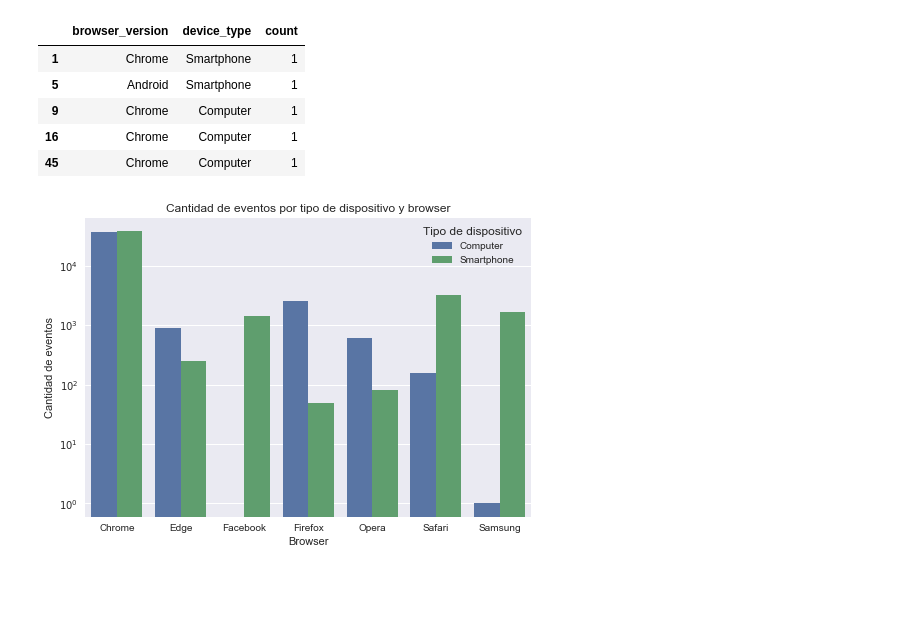
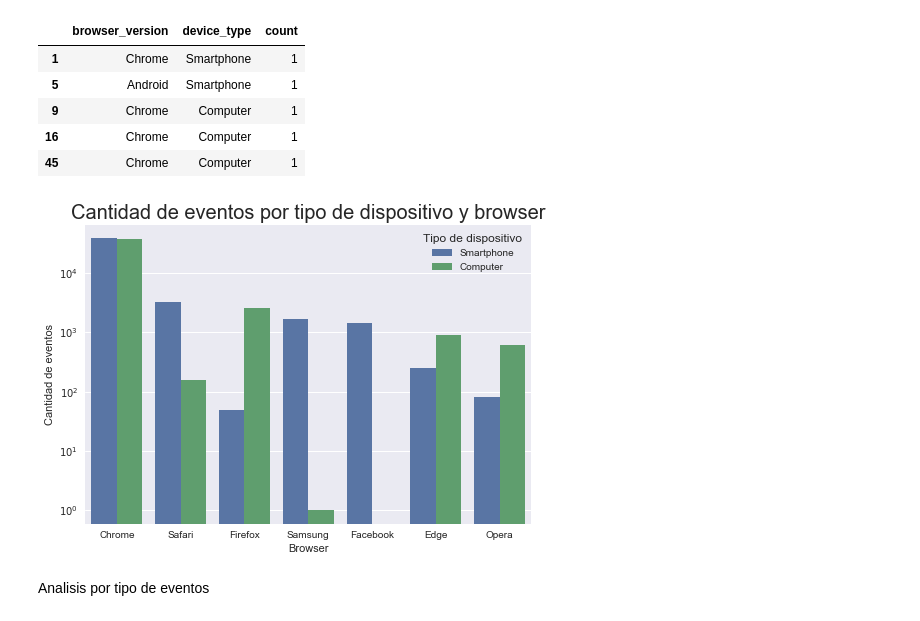
Before and after one commit to fonse451/Datos, a Jupyter notebook: AnalisisExploratorio-Trocafone.ipynb, the cells around one changed output. Drawn from its saved outputs; the diff is of its cells as text; code cells hidden in the pictures; blank space fills up the shorter version.

```diff
--- a/AnalisisExploratorio-Trocafone.ipynb
+++ b/AnalisisExploratorio-Trocafone.ipynb
@@ -9,7 +10,7 @@ import datetime as dt
 def datetime(date,format_string):
     return pd.to_datetime(date,format= format_string,errors='coerce')
 # %%
-eventsData = pd.read_csv("trocafone-set/events.csv")
+eventsData = pd.read_csv("EventsConMenosNans.csv")
 # %%
 eventsData.head()
 # %% [output]
@@ -834,14 +1138,19 @@ browsers_device.head()
 browsers_device = browsers_device[browsers_device["browser_version"].isin(["Chrome","Safari","Firefox","Samsung","Facebook","Edge","Opera"])]
 # %%
 browsers_device = browsers_device.groupby(["browser_version","device_type"],as_index = False).count()
+# %%
+browsers_device = browsers_device.sort_values("count",ascending = False)
 # %%
 import seaborn as sns
 
 g = sns.barplot(x='browser_version', y='count', hue='device_type', data=browsers_device)
 g.set_yscale('log')
 plt.ylabel('Cantidad de eventos')
 plt.xlabel('Browser')
 g.legend(title = "Tipo de dispositivo")
-plt.title('Cantidad de eventos por tipo de dispositivo y browser');
+plt.title('Cantidad de eventos por tipo de dispositivo y browser', fontsize = 20);
+plt.savefig('cantidad de evento por tipo de dispostivio y browser',bbox_inches='tight')
 # %% [output]
-[figure, old version]
+[figure, new version]
+# %% [markdown]
+Analisis por tipo de eventos
```
Also changed, not shown: parts of 119 cells of this notebook.
